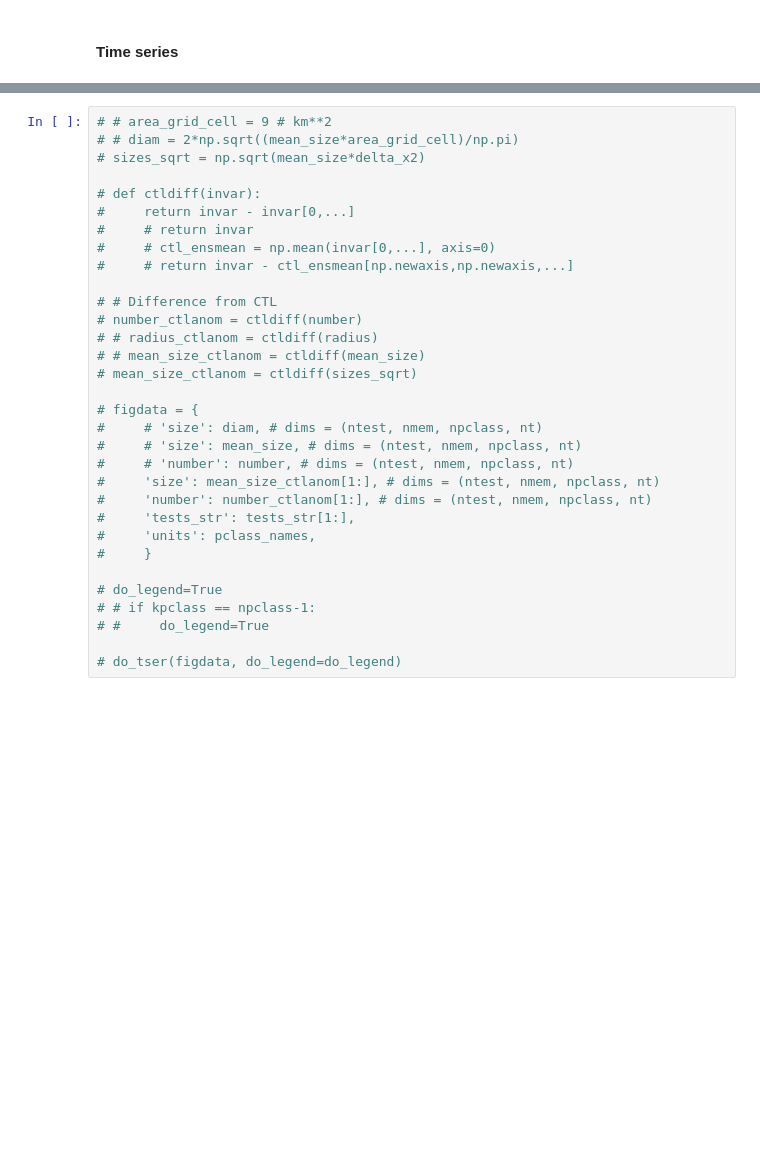
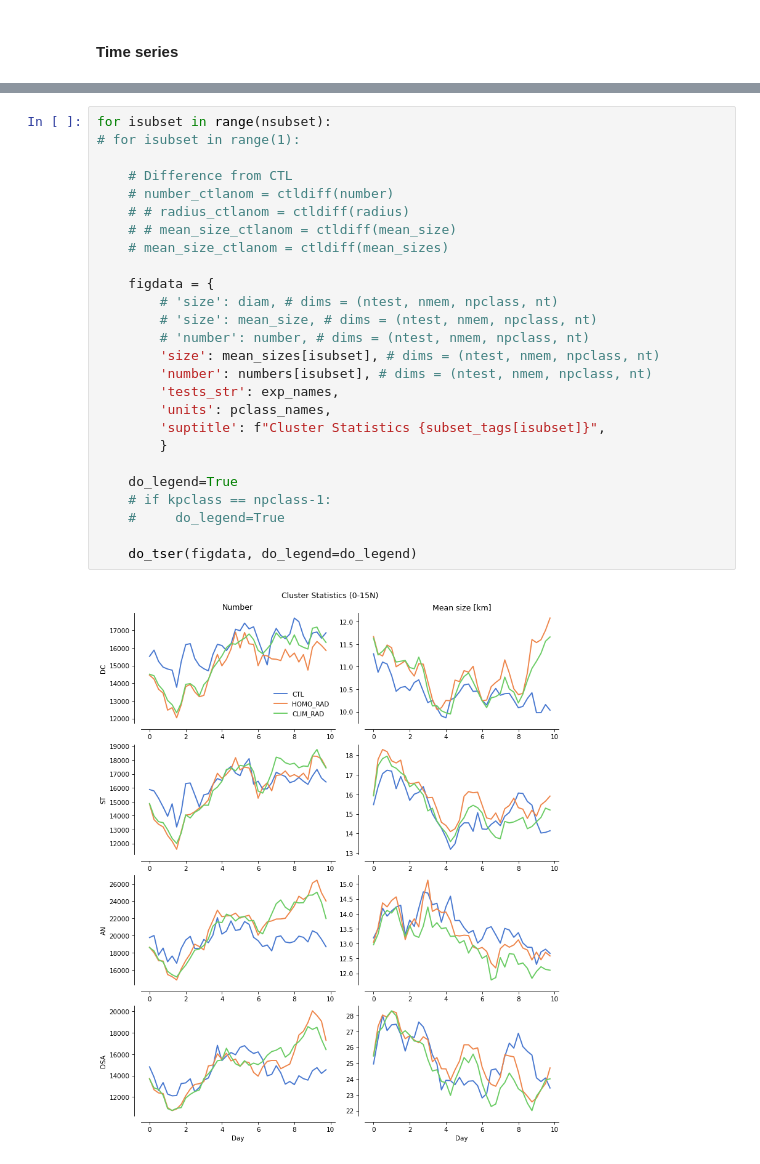
Before and after one commit to jhruppert/tc-crfrad, a Jupyter notebook: analysis/mpas_pclass_cluster.ipynb, the cells around one changed output, grey strips where cells are left out. Cells and saved outputs as stored; diff of their text form; blank space fills up the shorter version.

```diff
--- a/analysis/mpas_pclass_cluster.ipynb
+++ b/analysis/mpas_pclass_cluster.ipynb
@@ -368,32 +357,28 @@ for isubset in range(nsubset):
 # %%
-# # area_grid_cell = 9 # km**2
-# # diam = 2*np.sqrt((mean_size*area_grid_cell)/np.pi)
-# sizes_sqrt = np.sqrt(mean_size*delta_x2)
+for isubset in range(nsubset):
+# for isubset in range(1):
 
-# def ctldiff(invar):
-#     return invar - invar[0,...]
-#     # return invar
-#     # ctl_ensmean = np.mean(invar[0,...], axis=0)
-#     # return invar - ctl_ensmean[np.newaxis,np.newaxis,...]
+    # Difference from CTL
+    # number_ctlanom = ctldiff(number)
+    # # radius_ctlanom = ctldiff(radius)
+    # # mean_size_ctlanom = ctldiff(mean_size)
+    # mean_size_ctlanom = ctldiff(mean_sizes)
 
-# # Difference from CTL
-# number_ctlanom = ctldiff(number)
-# # radius_ctlanom = ctldiff(radius)
-# # mean_size_ctlanom = ctldiff(mean_size)
-# mean_size_ctlanom = ctldiff(sizes_sqrt)
+    figdata = {
+        # 'size': diam, # dims = (ntest, nmem, npclass, nt)
+        # 'size': mean_size, # dims = (ntest, nmem, npclass, nt)
+        # 'number': number, # dims = (ntest, nmem, npclass, nt)
+        'size': mean_sizes[isubset], # dims = (ntest, nmem, npclass, nt)
+        'number': numbers[isubset], # dims = (ntest, nmem, npclass, nt)
+        'tests_str': exp_names,
+        'units': pclass_names,
+        'suptitle': f"Cluster Statistics {subset_tags[isubset]}",
+        }
 
-# figdata = {
-#     # 'size': diam, # dims = (ntest, nmem, npclass, nt)
-#     # 'size': mean_size, # dims = (ntest, nmem, npclass, nt)
-#     # 'number': number, # dims = (ntest, nmem, npclass, nt)
-#     'size': mean_size_ctlanom[1:], # dims = (ntest, nmem, npclass, nt)
-#     'number': number_ctlanom[1:], # dims = (ntest, nmem, npclass, nt)
-#     'tests_str': tests_str[1:],
-#     'units': pclass_names,
-#     }
+    do_legend=True
+    # if kpclass == npclass-1:
+    #     do_legend=True
 
-# do_legend=True
-# # if kpclass == npclass-1:
-# #     do_legend=True
-
-# do_tser(figdata, do_legend=do_legend)
+    do_tser(figdata, do_legend=do_legend)
+# %% [output]
+[figure, added]
```
Also changed, not shown: parts of 8 cells of this notebook, 2 other files.
